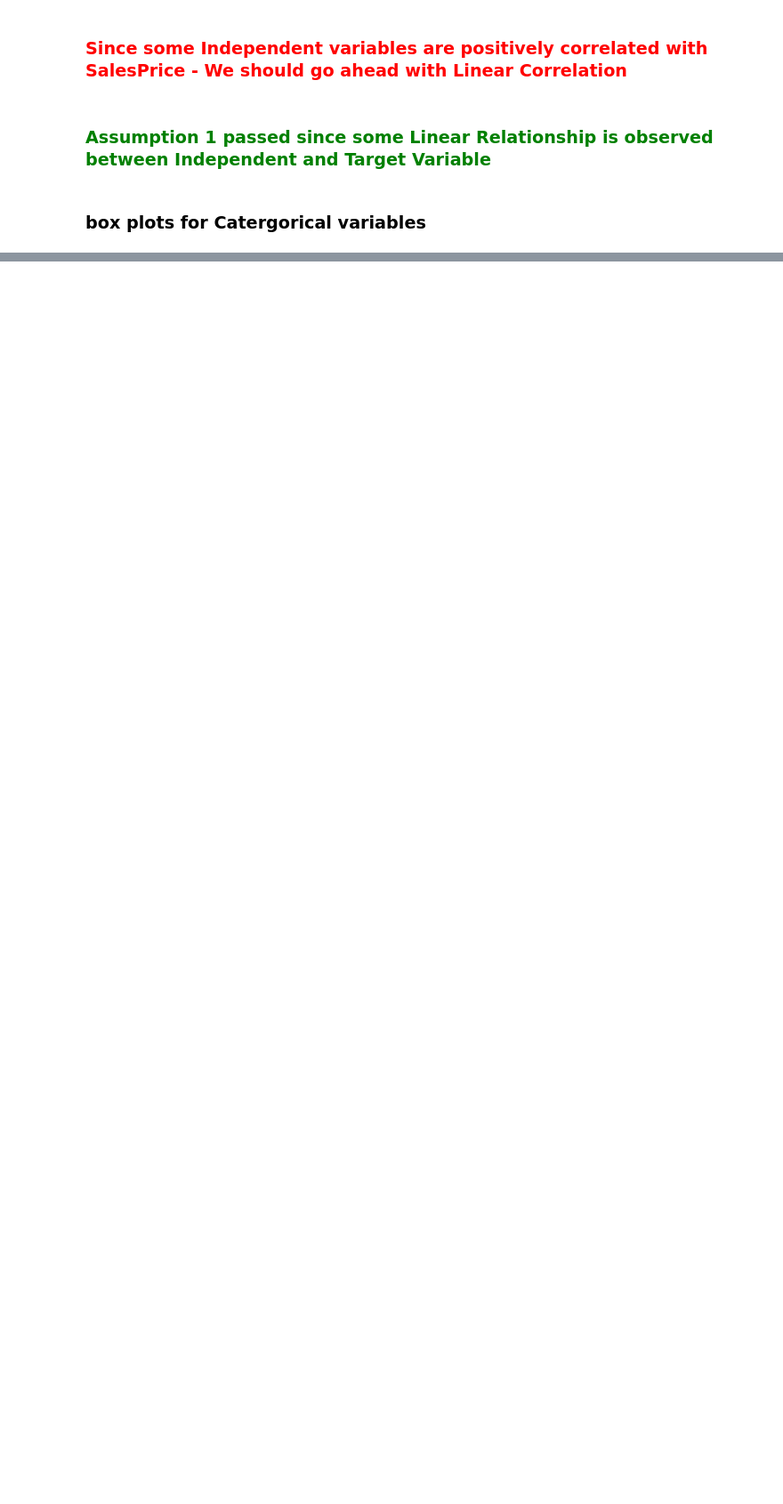
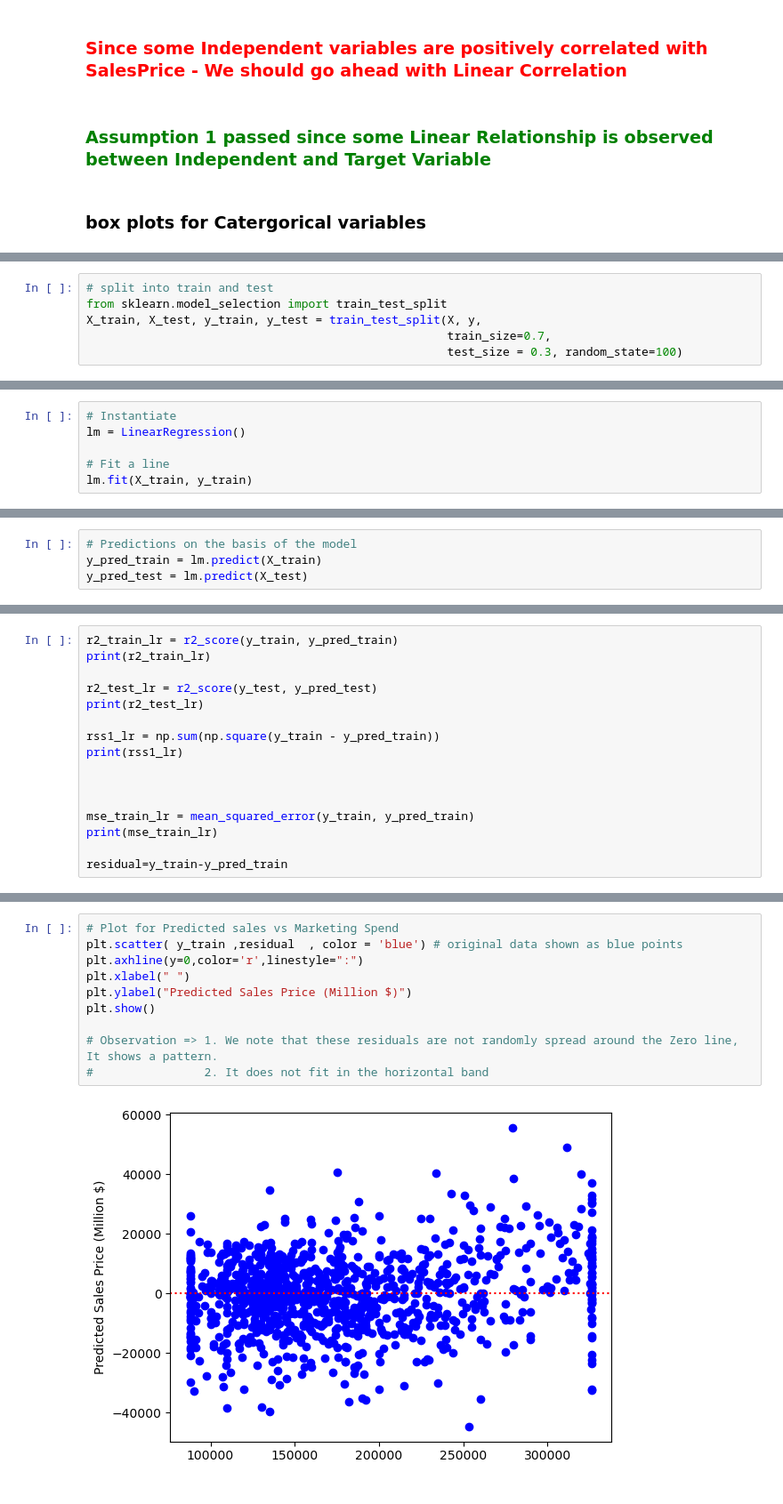
Before and after one commit to Gurupreet1111/AdvancedRegression, a Jupyter notebook: AdvanceRegressionAssignemnt.ipynb, the cells around one changed output, grey strips where cells are left out. Shown: that part at 89% size. Cells and saved outputs as stored; diff of their text form; blank space fills up the shorter version.

Commit message:
AdvanceRegressionAssignment file commit

```diff
--- a/AdvanceRegressionAssignemnt.ipynb
+++ b/AdvanceRegressionAssignemnt.ipynb
@@ -480,0 +411,6 @@ Index(['MSSubClass', 'LotFrontage', 'LotArea', 'OverallQual', 'OverallCond',
+# %%
+# split into train and test
+from sklearn.model_selection import train_test_split
+X_train, X_test, y_train, y_test = train_test_split(X, y,
+                                                    train_size=0.7,
+                                                    test_size = 0.3, random_state=100)
@@ -480,0 +444,6 @@ Index(['MSSubClass', 'LotFrontage', 'LotArea', 'OverallQual', 'OverallCond',
+# %%
+# Instantiate
+lm = LinearRegression()
+
+# Fit a line
+lm.fit(X_train, y_train)
@@ -480,0 +456,4 @@ Index(['MSSubClass', 'LotFrontage', 'LotArea', 'OverallQual', 'OverallCond',
+# %%
+# Predictions on the basis of the model
+y_pred_train = lm.predict(X_train)
+y_pred_test = lm.predict(X_test)
@@ -480,0 +462,16 @@ Index(['MSSubClass', 'LotFrontage', 'LotArea', 'OverallQual', 'OverallCond',
+# %%
+r2_train_lr = r2_score(y_train, y_pred_train)
+print(r2_train_lr)
+
+r2_test_lr = r2_score(y_test, y_pred_test)
+print(r2_test_lr)
+
+rss1_lr = np.sum(np.square(y_train - y_pred_train))
+print(rss1_lr)
+
+
+
+mse_train_lr = mean_squared_error(y_train, y_pred_train)
+print(mse_train_lr)
+
+residual=y_train-y_pred_train
@@ -480,0 +485,12 @@ Index(['MSSubClass', 'LotFrontage', 'LotArea', 'OverallQual', 'OverallCond',
+# %%
+# Plot for Predicted sales vs Marketing Spend
+plt.scatter( y_train ,residual  , color = 'blue') # original data shown as blue points
+plt.axhline(y=0,color='r',linestyle=":")
+plt.xlabel(" ")
+plt.ylabel("Predicted Sales Price (Million $)")
+plt.show()
+
+# Observation => 1. We note that these residuals are not randomly spread around the Zero line, It shows a pattern.
+#                2. It does not fit in the horizontal band
+# %% [output]
+[figure, added]
```
Also changed, not shown: parts of 159 cells of this notebook.
